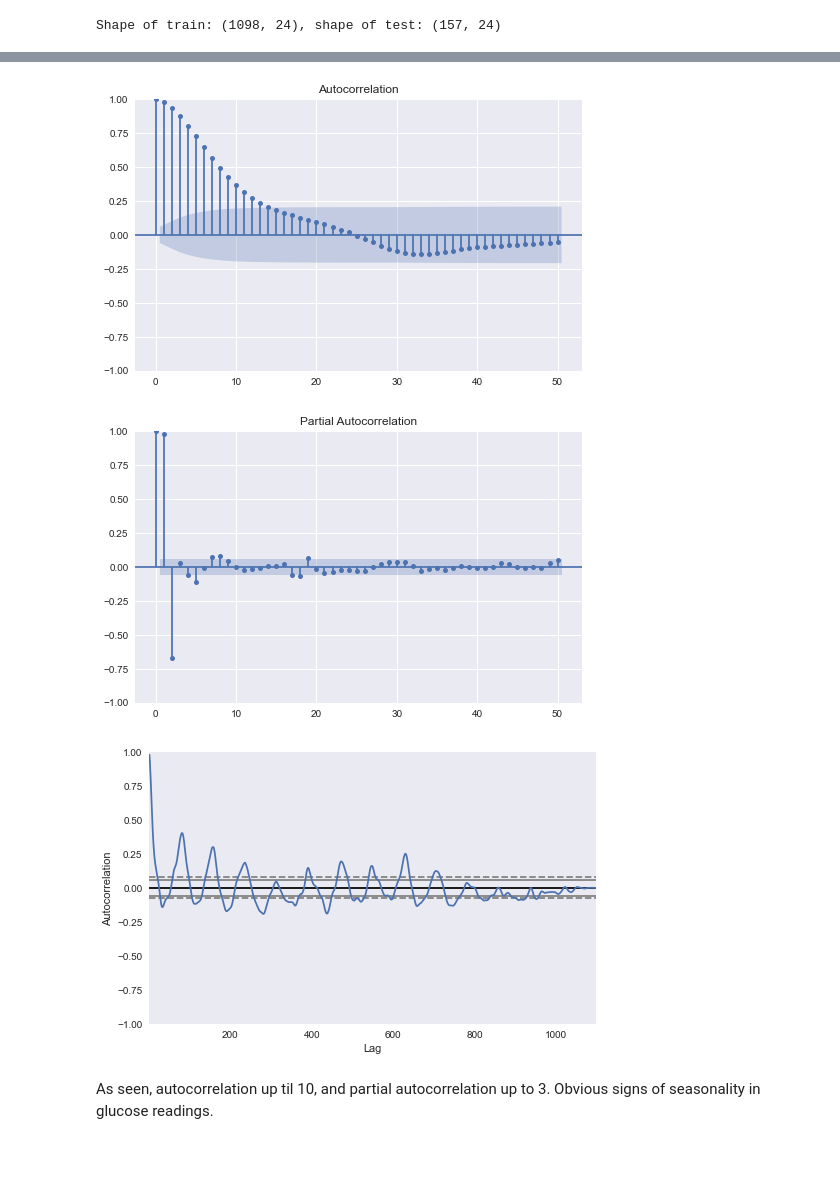
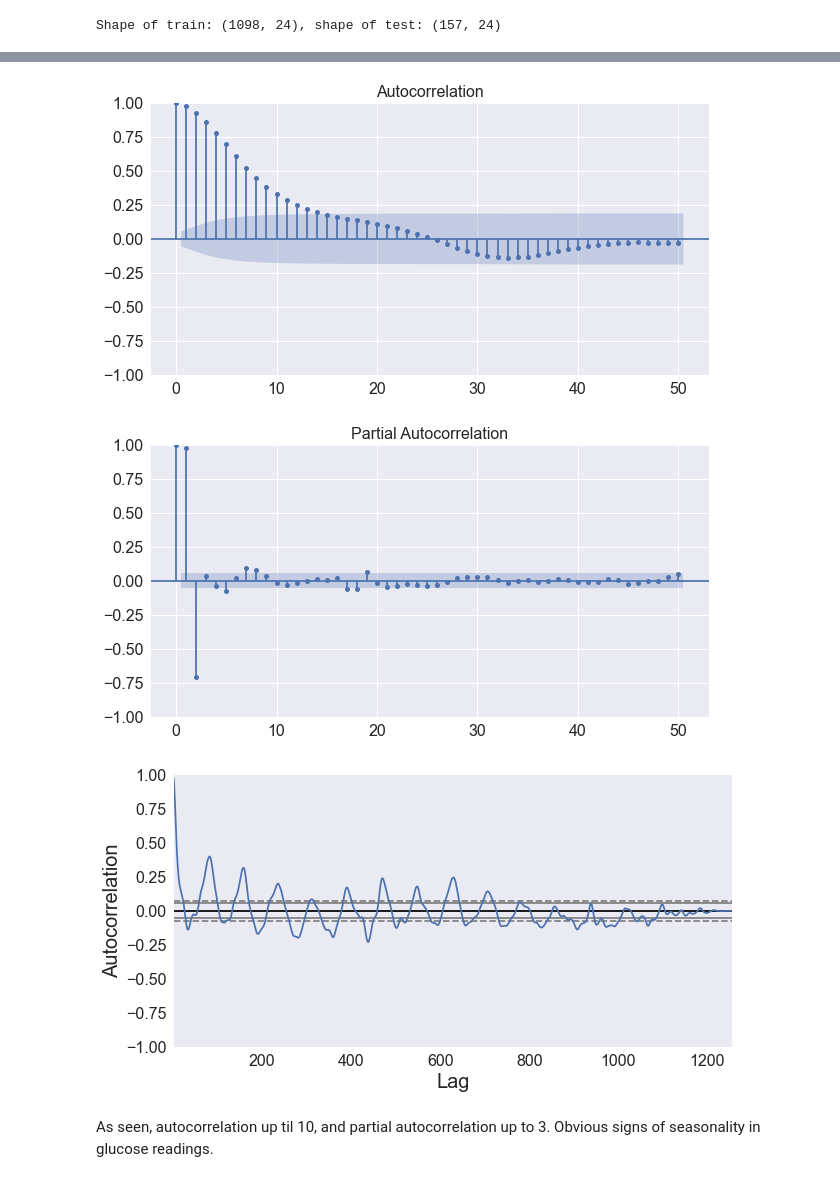
Before and after one commit to itsdarrenlee/BtechFYP, a Jupyter notebook: data/Phase 3 Trial (Mar 2022)/ARIMA.ipynb, the cells around one changed output, grey strips where cells are left out. Cells and saved outputs as stored; diff of their text form; code cells hidden in the pictures; blank space fills up the shorter version.

```diff
--- a/data/Phase 3 Trial (Mar 2022)/ARIMA.ipynb
+++ b/data/Phase 3 Trial (Mar 2022)/ARIMA.ipynb
@@ -38,6 +56,18 @@ from common import timeseries_evaluation_metrics_func, adfuller_test, grangers_c
 # silence warnings
 import warnings
 warnings.filterwarnings("ignore")
+# %%
+SMALL_SIZE = 16
+MEDIUM_SIZE = 20
+BIGGER_SIZE = 24
+
+plt.rc('font', size=SMALL_SIZE)          # controls default text sizes
+plt.rc('axes', titlesize=SMALL_SIZE)     # fontsize of the axes title
+plt.rc('axes', labelsize=MEDIUM_SIZE)    # fontsize of the x and y labels
+plt.rc('xtick', labelsize=SMALL_SIZE)    # fontsize of the tick labels
+plt.rc('ytick', labelsize=SMALL_SIZE)    # fontsize of the tick labels
+plt.rc('legend', fontsize=SMALL_SIZE)    # legend fontsize
+plt.rc('figure', titlesize=BIGGER_SIZE)  # fontsize of the figure title
 # %%
 # load all dataframes
 cgm_df = pd.read_parquet("Parquet Files/cgm_df.parquet.gzip")
@@ -90,18 +118,18 @@ adfuller_test(train['glucose'], name="Glucose")
  => P-Value = 0.0. Rejecting Null Hypothesis.
  => Series is Stationary.
 # %%
-fig, ax = plt.subplots(figsize=(8, 5))
-acf = plot_acf(train['glucose'], ax=ax, alpha=0.05, lags=50)
+fig, ax = plt.subplots(figsize=(10, 5))
+acf = plot_acf(final_df['glucose'], ax=ax, alpha=0.05, lags=50)
 
-fig, ax = plt.subplots(figsize=(8, 5))
-pacf = plot_pacf(train['glucose'], ax=ax, alpha=0.05, lags=50)
+fig, ax = plt.subplots(figsize=(10, 5))
+pacf = plot_pacf(final_df['glucose'], ax=ax, alpha=0.05, lags=50)
 
-fig, ax = plt.subplots(figsize=(8, 5))
-autocorr_plot(train['glucose'])
+fig, ax = plt.subplots(figsize=(10, 5))
+autocorr_plot(final_df['glucose'])
 # %% [output]
-[figure, old version]
+[figure, new version]
-[figure, old version]
+[figure, new version]
-[figure, old version]
+[figure, new version]
 # %% [markdown]
 As seen, autocorrelation up til 10, and partial autocorrelation up to 3. Obvious signs of seasonality in glucose readings.
 # %% [markdown]
```
Also changed, not shown: parts of 62 cells of this notebook, 25 other files.
